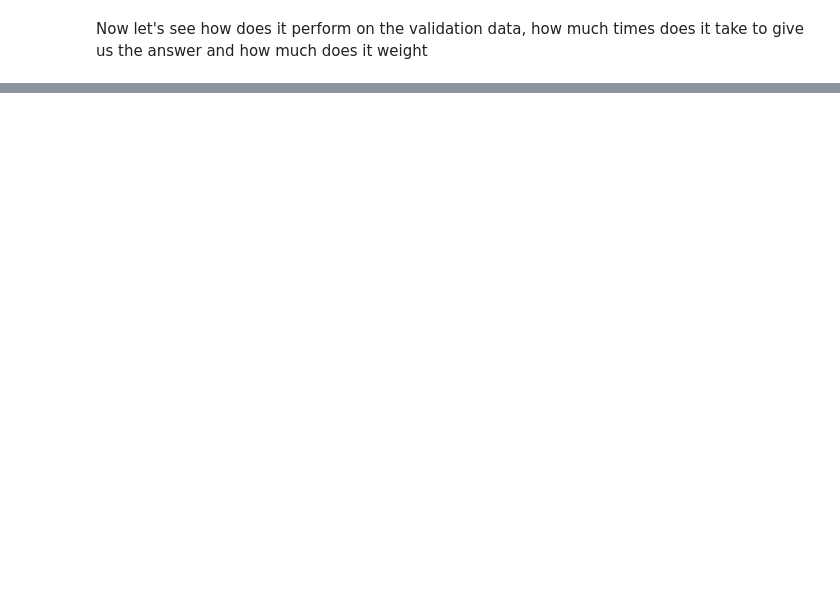
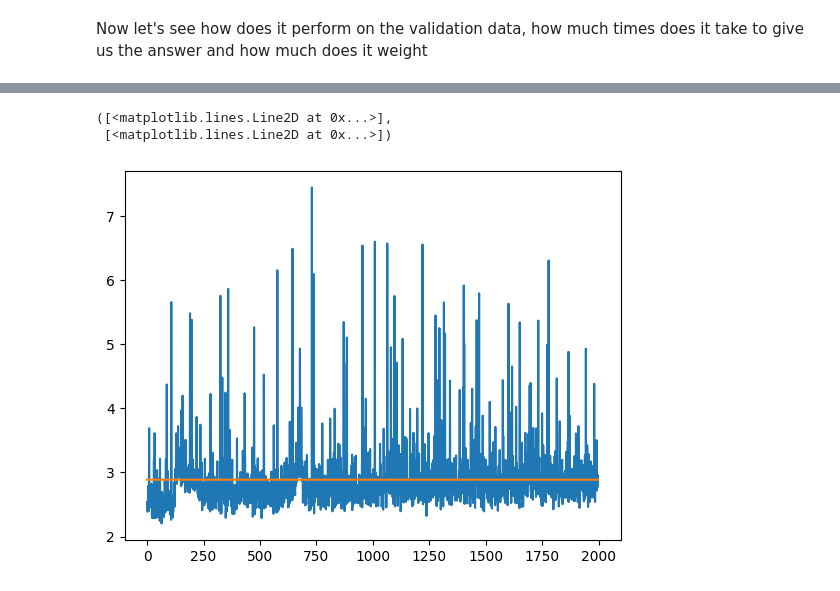
Before and after one commit to Aleixrei73/TFG-Efficient-Vision-Transformer-Inference-on-Edge-Devices, a Jupyter notebook: sample_model_training.ipynb, the cells around one changed output, grey strips where cells are left out. Drawn from its saved outputs; the diff is of its cells as text; code cells hidden in the pictures; blank space fills up the shorter version.

Commit message:
Added metrics function (still to be improved) and modified the notebooks to be able to see the latency and the memory of each model

```diff
--- a/sample_model_training.ipynb
+++ b/sample_model_training.ipynb
@@ -126,0 +116,8 @@ Size (in MB): 327
+# %%
+torch.manual_seed(0)
+torch.cuda.manual_seed(0)
+pretrained_vit_weights = torchvision.models.ViT_B_16_Weights.DEFAULT
+pretrained_vit = utils.load_default_model()
+pretrained_vit_transforms = pretrained_vit_weights.transforms()
+_, _, val_dl, _ = utils.create_loaders("data", transform=pretrained_vit_transforms, batch_size=32)
+metrics = trainer.getMetrics(pretrained_vit, val_dl, device, num_times=2000)
@@ -126,0 +142,7 @@ Size (in MB): 327
+# %%
+mean = np.repeat(np.mean(metrics["Latency"][1:]), 2000)
+plt.plot(metrics["Latency"][1:]),plt.plot(mean[1:])
+# %% [output]
+([<matplotlib.lines.Line2D at 0x...>],
+ [<matplotlib.lines.Line2D at 0x...>])
+[figure, added]
```
Also changed, not shown: parts of 8 cells of this notebook, 4 other files.
